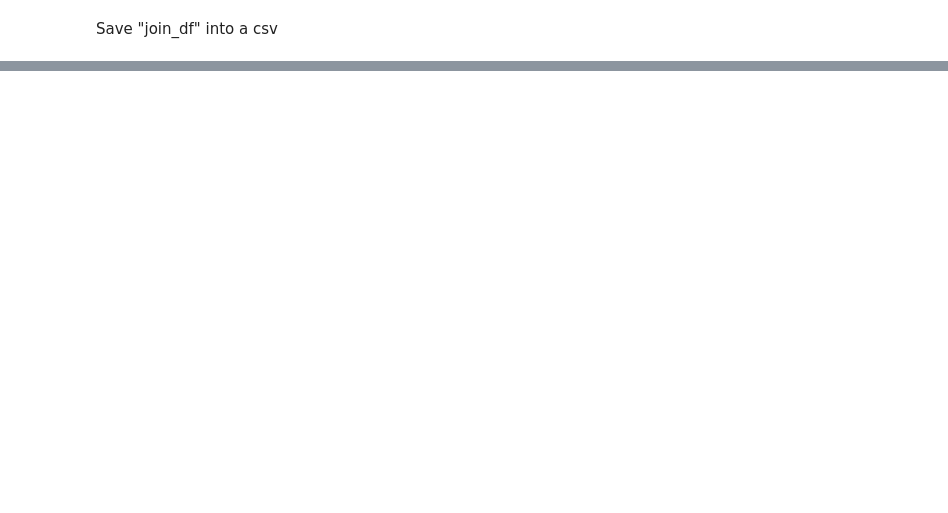
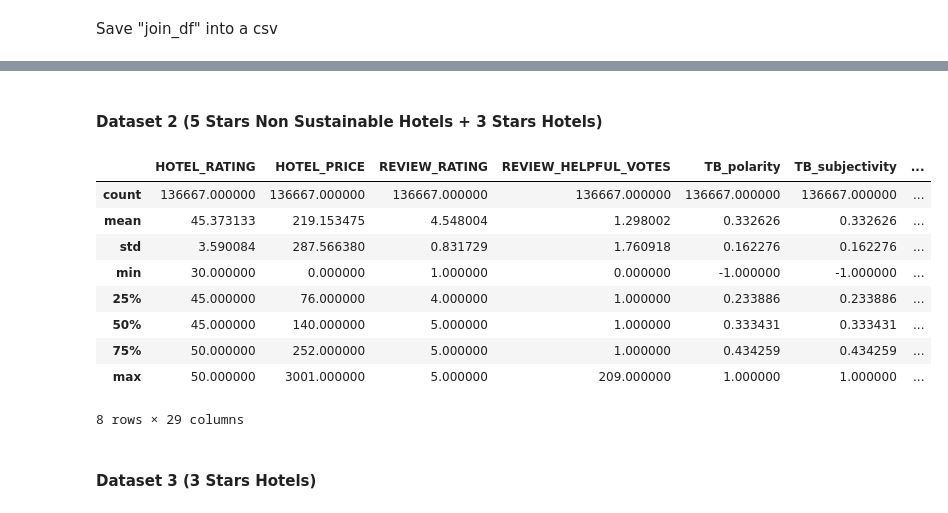
Before and after one commit to Esarac/Tripadvisor-Hotel, a Jupyter notebook: scripts/qualitative_analysis.ipynb, the cells around one changed output, grey strips where cells are left out. Cells and saved outputs as stored; diff of their text form; code cells hidden in the pictures; blank space fills up the shorter version.

Commit message:
Sentiment analysis for 5 and 3 stars hotels

```diff
--- a/scripts/qualitative_analysis.ipynb
+++ b/scripts/qualitative_analysis.ipynb
@@ -592,0 +443,2 @@ join_df.to_csv(WHR_OUTPUT_PATH, index=False)
+# %% [markdown]
+#### Dataset 2 (5 Stars Non Sustainable Hotels + 3 Stars Hotels)
@@ -592,0 +478,15 @@ join_df.to_csv(WHR_OUTPUT_PATH, index=False)
+# %%
+# Analysis
+df_d2_l = pd.read_csv("../data/sentiment/sentiment_d2.csv")
+df_d2_l.describe()
+# %% [output]
+|  | HOTEL_RATING | HOTEL_PRICE | REVIEW_RATING | REVIEW_HELPFUL_VOTES | TB_polarity | TB_subjectivity | ... |
+| count | 136667.000000 | 136667.000000 | 136667.000000 | 136667.000000 | 136667.000000 | 136667.000000 | ... |
+| mean | 45.373133 | 219.153475 | 4.548004 | 1.298002 | 0.332626 | 0.332626 | ... |
+| std | 3.590084 | 287.566380 | 0.831729 | 1.760918 | 0.162276 | 0.162276 | ... |
+| min | 30.000000 | 0.000000 | 1.000000 | 0.000000 | -1.000000 | -1.000000 | ... |
+| 25% | 45.000000 | 76.000000 | 4.000000 | 1.000000 | 0.233886 | 0.233886 | ... |
+| 50% | 45.000000 | 140.000000 | 5.000000 | 1.000000 | 0.333431 | 0.333431 | ... |
+| 75% | 50.000000 | 252.000000 | 5.000000 | 1.000000 | 0.434259 | 0.434259 | ... |
+| max | 50.000000 | 3001.000000 | 5.000000 | 209.000000 | 1.000000 | 1.000000 | ... |
+8 rows × 29 columns
@@ -592,0 +514,2 @@ join_df.to_csv(WHR_OUTPUT_PATH, index=False)
+# %% [markdown]
+#### Dataset 3 (3 Stars Hotels)
```
Also changed, not shown: parts of 47 cells of this notebook.
